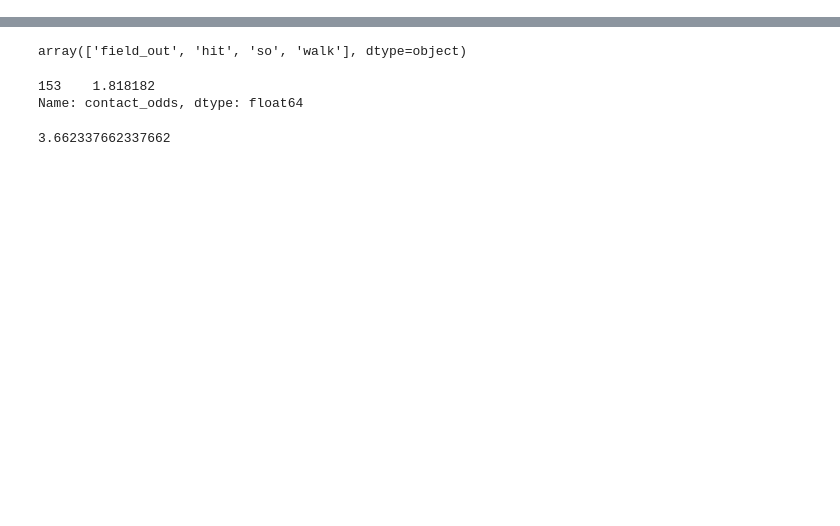
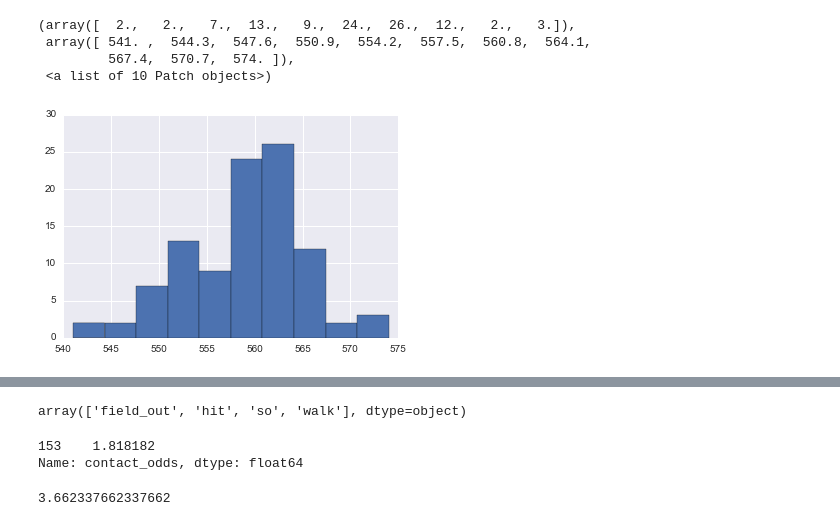
Before and after one commit to nyk510/baseball-dataset, a Jupyter notebook: gamesim/game_sim.ipynb, the cells around one changed output, grey strips where cells are left out. Drawn from its saved outputs; the diff is of its cells as text; code cells hidden in the pictures; blank space fills up the shorter version.

```diff
--- a/gamesim/game_sim.ipynb
+++ b/gamesim/game_sim.ipynb
@@ -212,0 +142,9 @@ def match(batter,pitcher,parkfact=None):
+# %%
+df_batter = calculate_ratio(df_batter)
+df_pitcher = calculate_ratio(df_pitcher,pitcher=True)
+
+df_batter = calculate_bat_stats(df_batter)
+
+AVG_BATTER = calculate_ratio(AVG_BATTER)
+AVG_BATTER = calculate_bat_stats(AVG_BATTER)
+AVG_PITCHER = calculate_ratio(AVG_PITCHER,pitcher=True)
@@ -212,0 +254,29 @@ def match(batter,pitcher,parkfact=None):
+# %%
+# test サファテ vs 中村悠平
+bt = df_batter[df_batter['name'] == '山田　哲人']
+pt = df_pitcher[df_pitcher['name'] == '山崎　康晃']
+
+df_all_r = pd.DataFrame()
+for t in range(100):
+    df_result = pd.DataFrame()
+    results= []
+    for i in range(600):
+        result_i,out = match(batter=bt,pitcher=pt,avg=AVG_BATTER)
+    #     print result_i,out
+        results.append(result_i)
+
+    df_result['result'] = results
+
+    df_result['count'] = 1
+    s = df_result.groupby('result').sum()['count']
+    s.name = t
+    df_all_r = df_all_r.append(s)
+# %%
+df_all_r['pa'] = 600
+
+df_all_r['deadb'] = 0
+df_all_r['sac_fly'] = 0
+df_all_r['bant'] = 0
+# %%
+df_all_r = calculate_ratio(df_all_r)
+df_all_r = calculate_bat_stats(df_all_r)
@@ -212,0 +304,8 @@ def match(batter,pitcher,parkfact=None):
+# %%
+plt.hist(df_all_r['ab'])
+# %% [output]
+(array([  2.,   2.,   7.,  13.,   9.,  24.,  26.,  12.,   2.,   3.]),
+ array([ 541. ,  544.3,  547.6,  550.9,  554.2,  557.5,  560.8,  564.1,
+         567.4,  570.7,  574. ]),
+ <a list of 10 Patch objects>)
+[figure, added]
```
Also changed, not shown: parts of 43 cells of this notebook, 2 other files.
